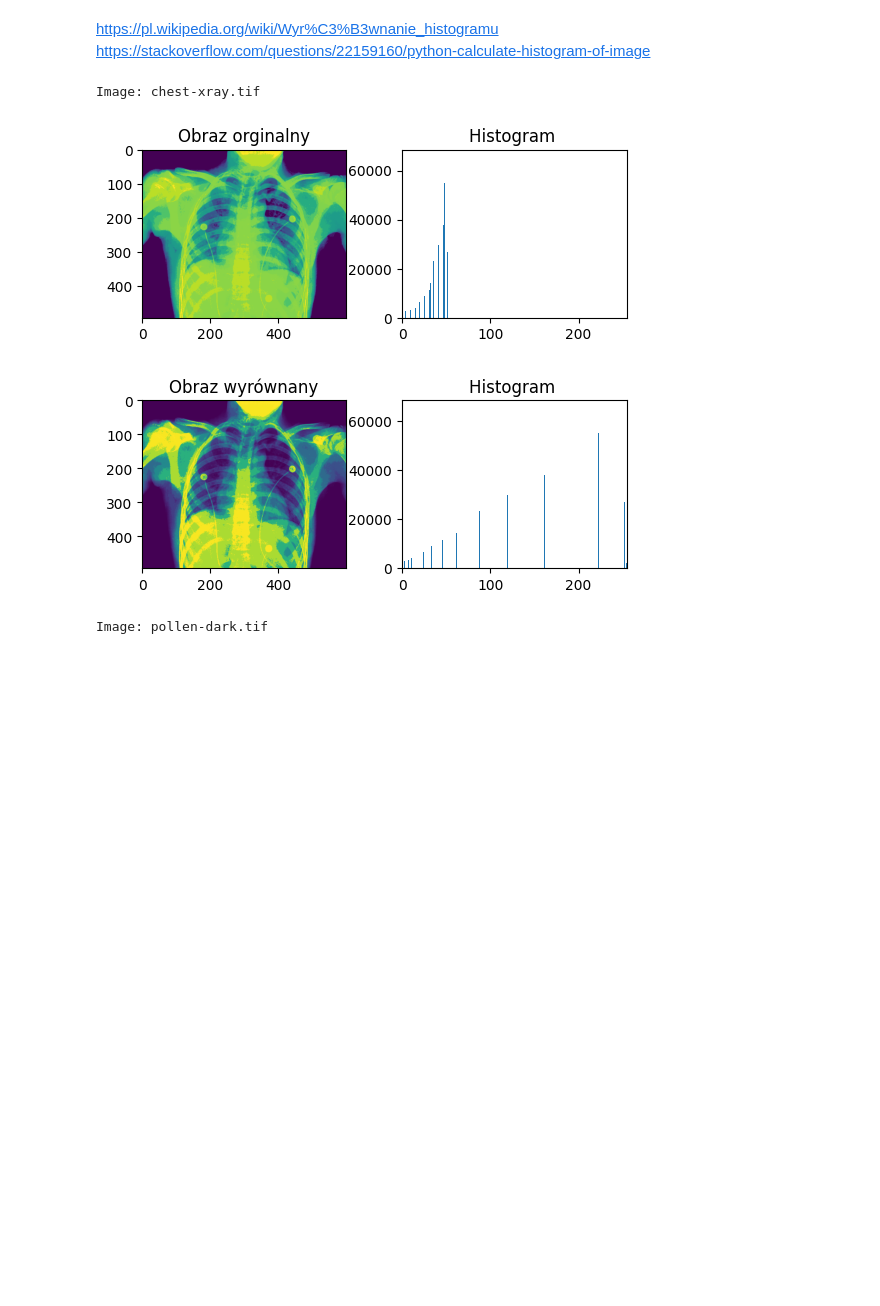
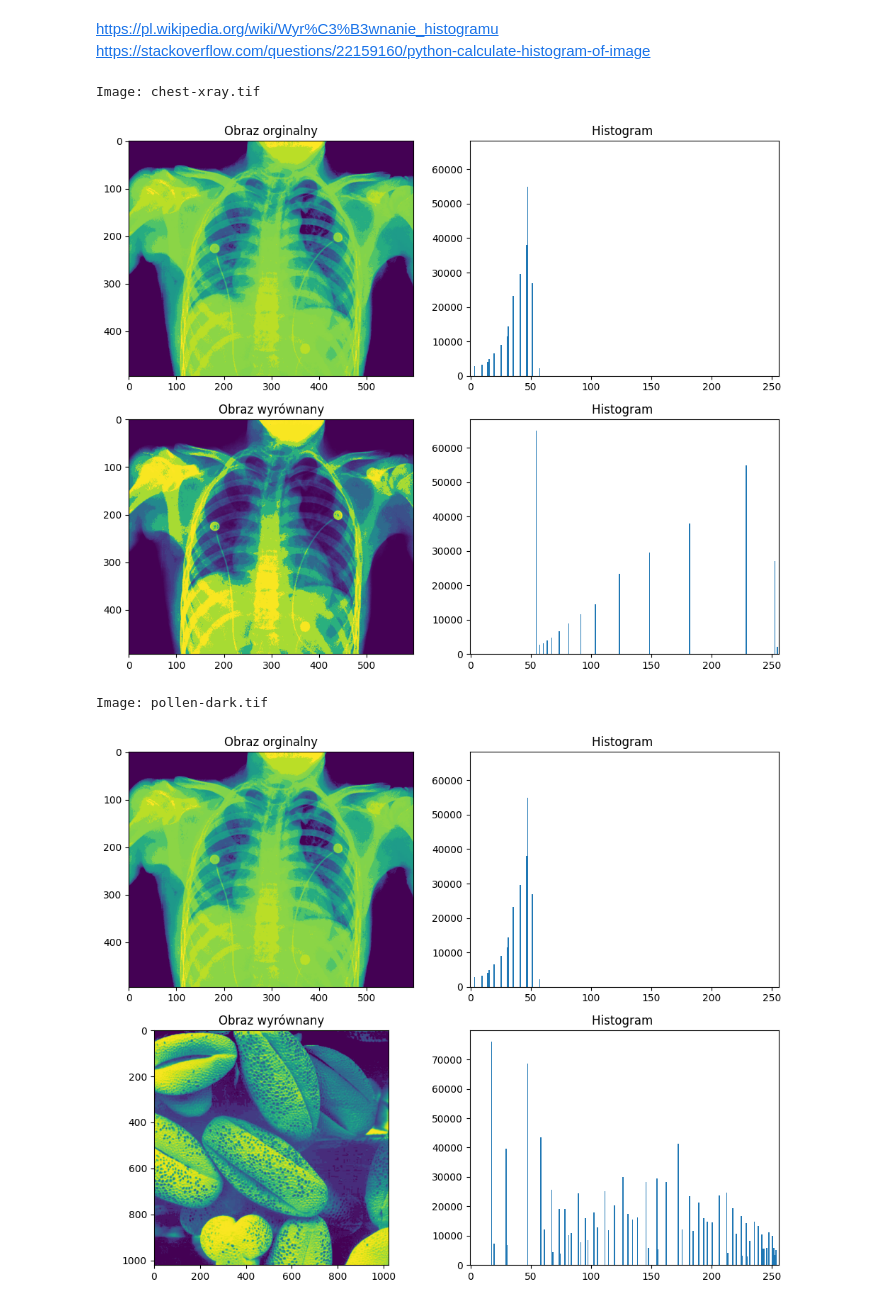
Before and after one commit to krysx7003/CPSO, a Jupyter notebook: Lab2/Cw7.ipynb, the cells around one changed output. Drawn from its saved outputs; the diff is of its cells as text; code cells hidden in the pictures; blank space fills up the shorter version.

```diff
--- a/Lab2/Cw7.ipynb
+++ b/Lab2/Cw7.ipynb
@@ -15,7 +15,7 @@ img_d = tiff.imread("src/pollen-lowcontrast.tif")
 img_e = tiff.imread("src/pout.tif")
 img_f = tiff.imread("src/spectrum.tif")
 # %%
-def histOfImg(img,title):
+def histOfImg(img,title,index):
     if len(img.shape)==3:
         vals = np.mean(img,axis=2).astype(np.uint8)
     else:
@@ -23,44 +23,43 @@ def histOfImg(img,title):
 
     counts, bins = np.histogram(vals, range(257))
 
-    plt.subplot(2,2,1)
+    plt.subplot(2,2,index)
     plt.imshow(img)
     plt.title(title)
-    plt.subplot(2,2,2)
+
+    plt.subplot(2,2,index+1)
     plt.bar(bins[:-1] - 0.5, counts, width=1, edgecolor='none')
     plt.xlim([-0.5, 255.5])
     plt.title("Histogram ")
-    plt.show()
 # %%
-def equalizedHist(img):
-    equ = cv.equalizeHist(img)
-    histOfImg(equ,"Obraz wyrównany")
+def hist(img):
+    plt.figure(figsize=(10, 8))
+    histOfImg(img_a,"Obraz orginalny",1)
+    equ = exposure.equalize_hist(img)
+    equ_uint8 = (equ * 255).astype(np.uint8)
+    histOfImg(equ_uint8,"Obraz wyrównany",3)
+    plt.tight_layout()
+    plt.show()
 # %%
 print("Image: chest-xray.tif")
-histOfImg(img_a,"Obraz orginalny")
-equalizedHist(img_a)
+hist(img_a)
 
 print("Image: pollen-dark.tif")
-histOfImg(img_b,"Obraz orginalny")
-equalizedHist(img_b)
+hist(img_b)
 
 print("Image: pollen-ligt.tif")
-histOfImg(img_c,"Obraz orginalny")
-equalizedHist(img_c)
+hist(img_c)
 
 print("Image: pollen-lowcontrast.tif")
-histOfImg(img_d,"Obraz orginalny")
-equalizedHist(img_d)
+hist(img_d)
 
 print("Image: chest-pout.tif")
-histOfImg(img_e,"Obraz orginalny")
-equalizedHist(img_e)
+hist(img_e)
 
 print("Image: chest-spectrum.tif")
-histOfImg(img_f,"Obraz orginalny")
-equalizedHist(img_f)
+hist(img_f)
 # %% [output]
 Image: chest-xray.tif
-[figure, old version]
+[figure, new version]
+Image: pollen-dark.tif
-[figure, old version]
+[figure, new version]
-Image: pollen-dark.tif
```
Also changed, not shown: parts of 2 cells of this notebook, 6 other files.
